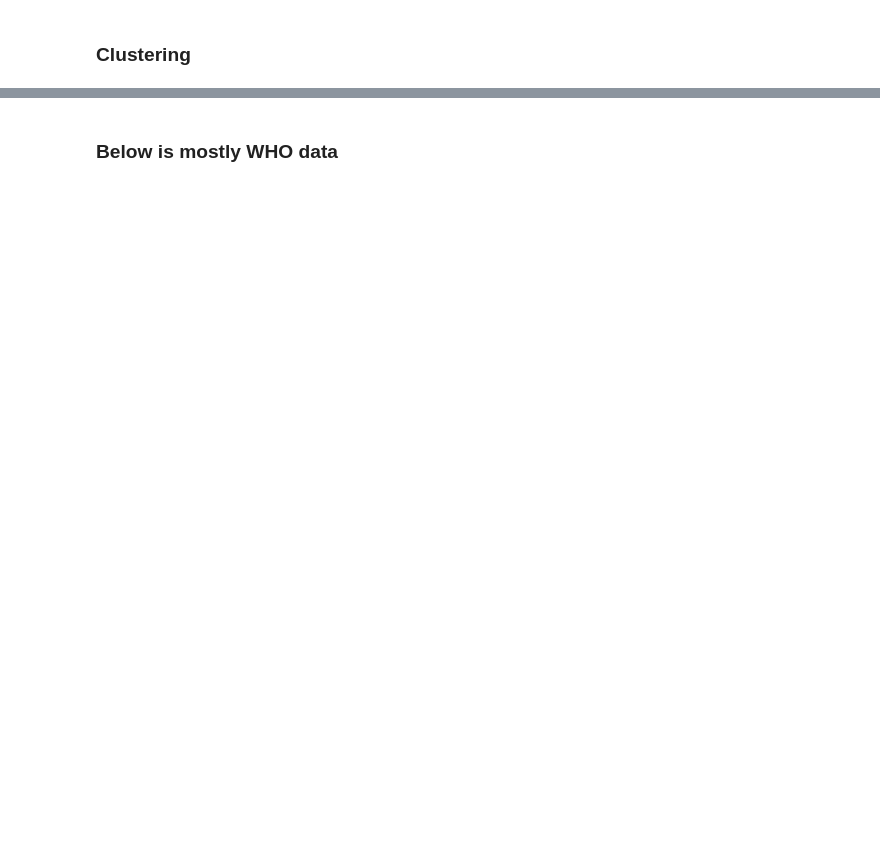
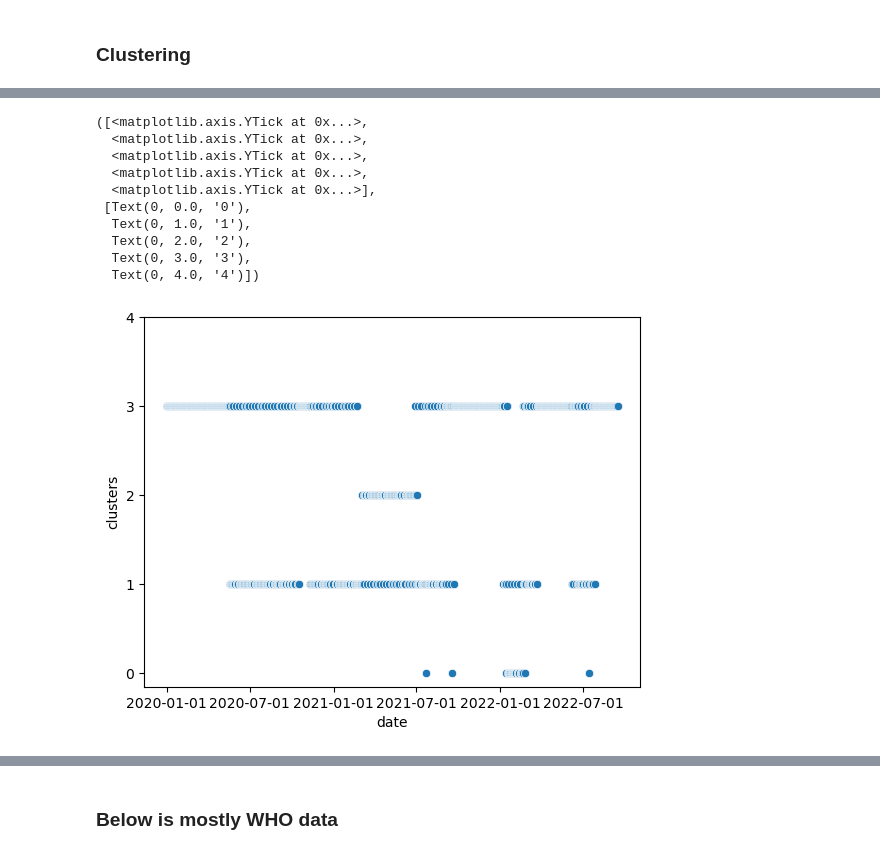
Before and after one commit to ev30/ML_Final_Project, a Jupyter notebook: code/ML_Project.ipynb, the cells around one changed output, grey strips where cells are left out. Saved outputs shown, nothing was run; the diff lists cells and outputs as text; code cells hidden in the pictures; blank space fills up the shorter version.

```diff
--- a/code/ML_Project.ipynb
+++ b/code/ML_Project.ipynb
@@ -509,7 +332,7 @@ def update_means(cluster_ids, hip_exp):
 # get_objective: computes the objective value from the data, given the current centroid positions
 # inputs: HIP data, updated centroid means, cluster labels for each data point
 # output: the objective value
-def get_objective(hip_exp, means, cluster_ids):
+def get_objective(hip_exp, means, cluster_ids, k):
 
     objective = 0
 
@@ -675,0 +563,8 @@ plt.scatter(cluster_stringency_df[['clusters']], cluster_stringency_df[['stringe
+# %%
+dem_df = dem_df_raw
+eco_df = eco_df_raw
+epi_df = epi_df_raw
+vac_df = vac_df_raw
+hos_df = hos_df_raw
+gov_df = gov_df_raw
+idx_df = idx_df_raw
@@ -675,0 +589,9 @@ plt.scatter(cluster_stringency_df[['clusters']], cluster_stringency_df[['stringe
+# %%
+# checkpoint dataset
+covid_agg_unnorm_df = epi_df_agg.merge(vac_df_agg.merge(hos_df_agg, on='date', how='outer'), on='date', how='outer')
+#covid_agg_unnorm_df = covid_agg_unnorm_df.merge(dem_df_agg, on='date', how='outer')
+covid_agg_unnorm_mini_df = covid_agg_unnorm_df[['new_confirmed', 'new_deceased']]
+covid_agg_unnorm_mini_df
+covid_norm_df = (covid_agg_unnorm_mini_df-covid_agg_unnorm_mini_df.mean())/covid_agg_unnorm_mini_df.std()
+covid_mtx = covid_norm_df.to_numpy()
+covid_mtx
@@ -675,0 +606,17 @@ plt.scatter(cluster_stringency_df[['clusters']], cluster_stringency_df[['stringe
+# %%
+k = 4
+rand_means = np.random.uniform(low=-3.0, high=3.0, size=(k,covid_mtx.shape[1])) # 4x4 currently
+
+k_means_results = run_k_means(covid_mtx, rand_means, k)
+clusters = k_means_results[0]
+clusters
+
+date_list = covid_norm_df.index.tolist()
+
+# clusters = k_means_results[0]
+# countries = covid_norm_df.index.tolist()
+# mini_idx_df = idx_df[['location_key', 'country_name']]
+d = {'date': date_list,'clusters': clusters}
+clustered_dates_df = pd.DataFrame(d)
+#clustered_countries_name_df = (clustered_countries_df.merge(mini_idx_df, on='location_key', how='inner'))
+# clustered_countries_name_df
@@ -675,0 +643,16 @@ plt.scatter(cluster_stringency_df[['clusters']], cluster_stringency_df[['stringe
+# %%
+sns.scatterplot(data=clustered_dates_df, x='date', y='clusters')
+plt.xticks(['2020-01-01', '2020-07-01', '2021-01-01', '2021-07-01', '2022-01-01', '2022-07-01'])
+plt.yticks([0.0, 1.0, 2.0, 3.0, 4.0])
+# %% [output]
+([<matplotlib.axis.YTick at 0x...>,
+  <matplotlib.axis.YTick at 0x...>,
+  <matplotlib.axis.YTick at 0x...>,
+  <matplotlib.axis.YTick at 0x...>,
+  <matplotlib.axis.YTick at 0x...>],
+ [Text(0, 0.0, '0'),
+  Text(0, 1.0, '1'),
+  Text(0, 2.0, '2'),
+  Text(0, 3.0, '3'),
+  Text(0, 4.0, '4')])
+[figure, added]
```
Also changed, not shown: parts of 81 cells of this notebook.
